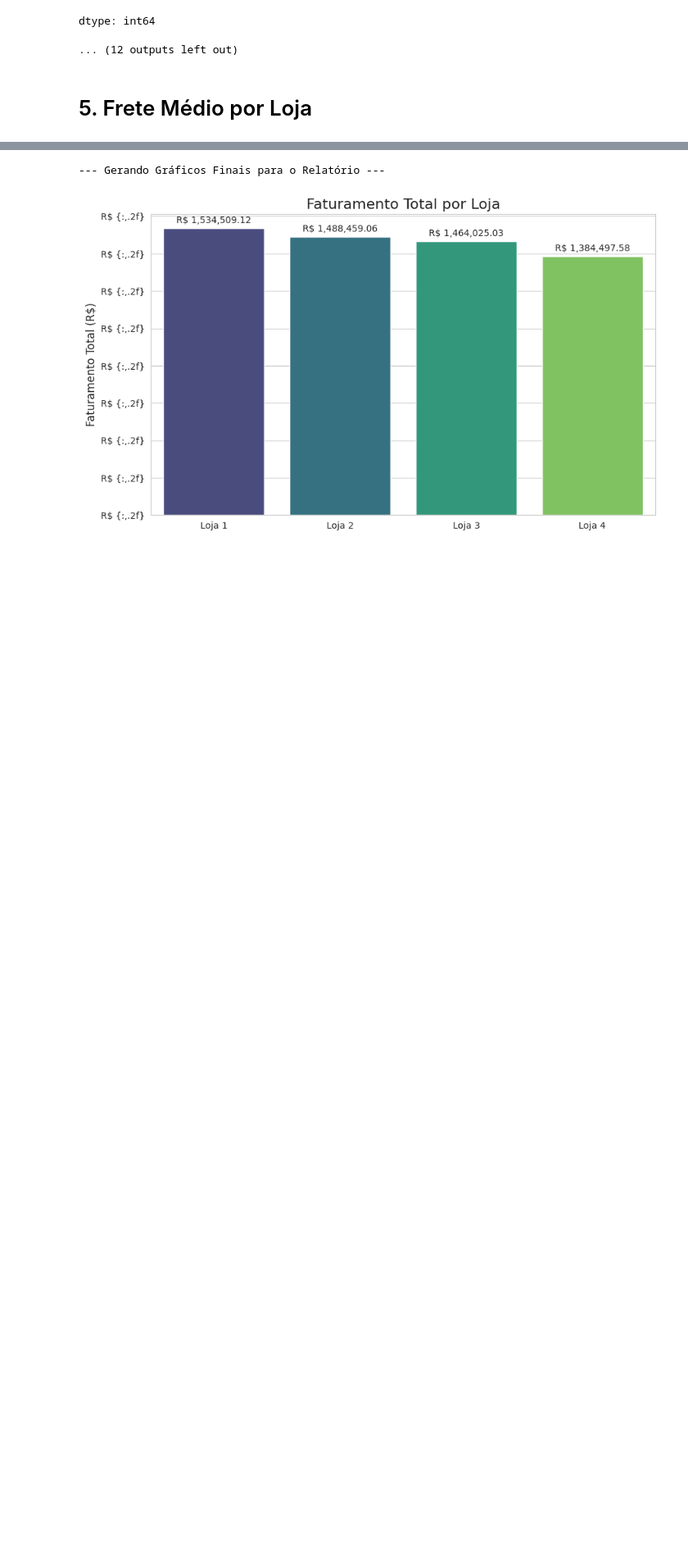
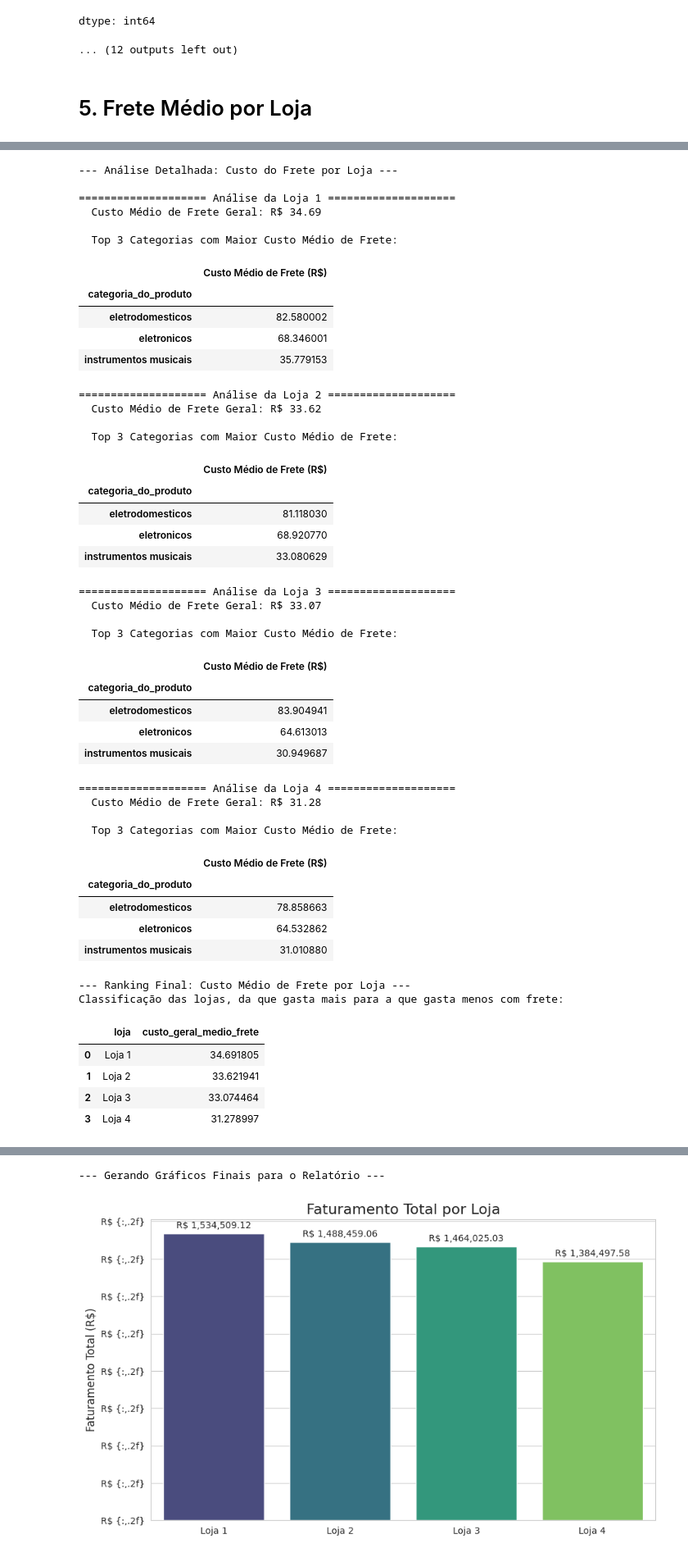
Before and after one commit to pJhevison/Challenge-One-Oracle---DataScience, a Jupyter notebook: Desafio - Seu João e suas 4 lojas.ipynb, the cells around one changed output, grey strips where cells are left out. Shown at 82% size. Cells and saved outputs as stored; diff of their text form; code cells hidden in the pictures; blank space fills up the shorter version.

```diff
--- a/Desafio - Seu João e suas 4 lojas.ipynb
+++ b/Desafio - Seu João e suas 4 lojas.ipynb
@@ -166 +298,79 @@ display(frete_medio_loja.reset_index())
+# %%
+# --- Algoritmo para: Análise Detalhada do Custo do Frete ---
+
+print("\n--- Análise Detalhada: Custo do Frete por Loja ---")
+
+# Loop para analisar cada loja individualmente
+for loja in sorted(df_completo['loja'].unique()):
+    print(f"\n==================== Análise da {loja} ====================")
+    df_loja = df_completo[df_completo['loja'] == loja]
+
+    # Calcula e exibe a média de frete geral para esta loja
+    media_frete_loja = df_loja['custo_do_frete'].mean()
+    print(f"  Custo Médio de Frete Geral: R$ {media_frete_loja:.2f}")
+
+    # Agrupa por categoria para identificar os custos de frete mais altos
+    frete_por_categoria = df_loja.groupby('categoria_do_produto')['custo_do_frete'].mean().sort_values(ascending=False)
+
+    print("\n  Top 3 Categorias com Maior Custo Médio de Frete:")
+    display(frete_por_categoria.head(3).to_frame('Custo Médio de Frete (R$)'))
+
+
+# --- Ranking Final das Lojas por Custo de Frete ---
+print("\n\n--- Ranking Final: Custo Médio de Frete por Loja ---")
+# Calcula a média geral de custo de frete por loja
+frete_medio_loja = df_completo.groupby('loja')['custo_do_frete'].mean().sort_values(ascending=False)
+
+# Converte para DataFrame para uma melhor visualização e renomeia a coluna
+ranking_frete = frete_medio_loja.reset_index()
+ranking_frete.rename(columns={'custo_do_frete': 'custo_geral_medio_frete'}, inplace=True)
+
+print("Classificação das lojas, da que gasta mais para a que gasta menos com frete:")
+display(ranking_frete)
+# %% [output]
+--- Análise Detalhada: Custo do Frete por Loja ---
+
+==================== Análise da Loja 1 ====================
+  Custo Médio de Frete Geral: R$ 34.69
+
+  Top 3 Categorias com Maior Custo Médio de Frete:
+|  | Custo Médio de Frete (R$) |
+| categoria_do_produto |  |
+| eletrodomesticos | 82.580002 |
+| eletronicos | 68.346001 |
+| instrumentos musicais | 35.779153 |
+==================== Análise da Loja 2 ====================
+  Custo Médio de Frete Geral: R$ 33.62
+
+  Top 3 Categorias com Maior Custo Médio de Frete:
+|  | Custo Médio de Frete (R$) |
+| categoria_do_produto |  |
+| eletrodomesticos | 81.118030 |
+| eletronicos | 68.920770 |
+| instrumentos musicais | 33.080629 |
+==================== Análise da Loja 3 ====================
+  Custo Médio de Frete Geral: R$ 33.07
+
+  Top 3 Categorias com Maior Custo Médio de Frete:
+|  | Custo Médio de Frete (R$) |
+| categoria_do_produto |  |
+| eletrodomesticos | 83.904941 |
+| eletronicos | 64.613013 |
+| instrumentos musicais | 30.949687 |
+==================== Análise da Loja 4 ====================
+  Custo Médio de Frete Geral: R$ 31.28
+
+  Top 3 Categorias com Maior Custo Médio de Frete:
+|  | Custo Médio de Frete (R$) |
+| categoria_do_produto |  |
+| eletrodomesticos | 78.858663 |
+| eletronicos | 64.532862 |
+| instrumentos musicais | 31.010880 |
+--- Ranking Final: Custo Médio de Frete por Loja ---
+Classificação das lojas, da que gasta mais para a que gasta menos com frete:
+|  | loja | custo_geral_medio_frete |
+| 0 | Loja 1 | 34.691805 |
+| 1 | Loja 2 | 33.621941 |
+| 2 | Loja 3 | 33.074464 |
+| 3 | Loja 4 | 31.278997 |
 # %% [markdown]
```
Also changed, not shown: parts of 13 cells of this notebook.
